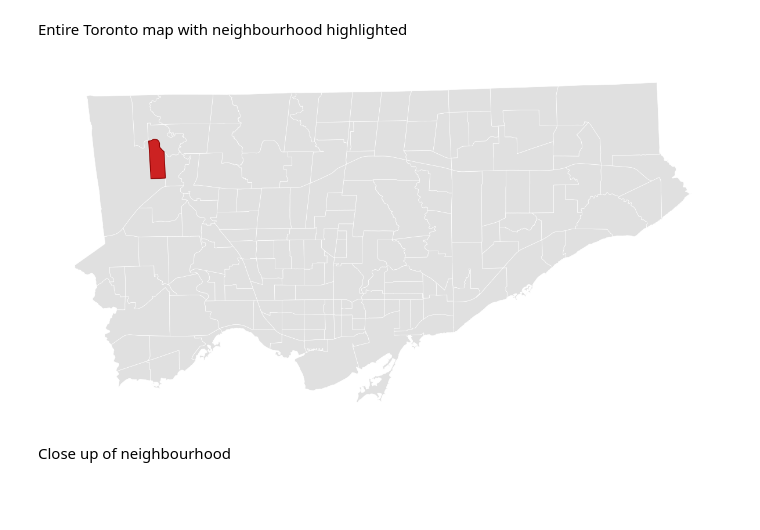
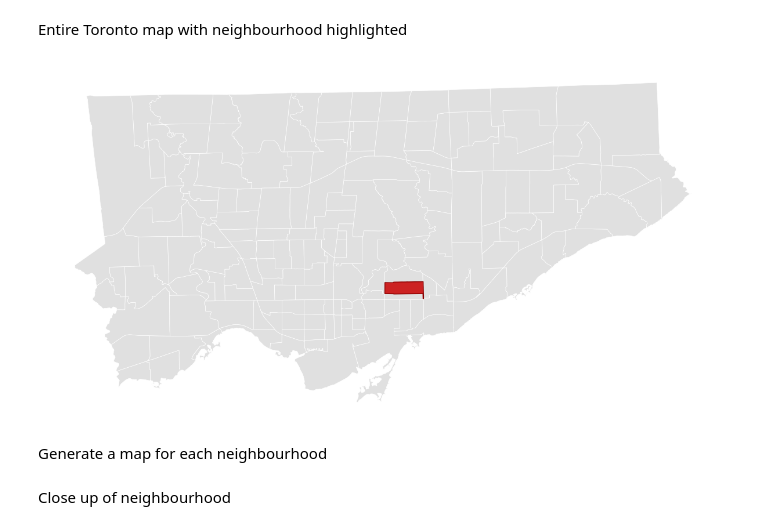
Before and after one commit to NGiving/gta-housing-analysis, a Jupyter notebook: neighbourhood_maps.ipynb, the cells around one changed output. Saved outputs shown, nothing was run; the diff lists cells and outputs as text; code cells hidden in the pictures; blank space fills up the shorter version.

Commit message:
fix: fix neighbourhood map generation

```diff
--- a/neighbourhood_maps.ipynb
+++ b/neighbourhood_maps.ipynb
@@ -17,31 +19,50 @@ from shapely.affinity import translate, rotate
 gdf = gpd.read_file('./data/neighbourhoods/neighbourhoods.geojson')
 gdf = gdf.to_crs(epsg=32617)
 # %%
-#TEMP: Hard code neighbourhood to use
-hood = "Rexdale-Kipling"
+# Change to view specific neighbourhood map
+hood = "Danforth-East York"
 # %% [markdown]
 Entire Toronto map with neighbourhood highlighted
-# %%
-fig, ax = plt.subplots(figsize=(12, 7), facecolor='white')
-
-# Rotate geometry around the centroid of the whole city
-city_centroid = unary_union(gdf.geometry).centroid
-gdf_rotated = gdf.copy()
-gdf_rotated['geometry'] = gdf.geometry.apply(
-    lambda geom: rotate(geom, -17, origin=city_centroid)
-)
-
-gdf_rotated.plot(ax=ax, color='#e0e0e0', edgecolor='white', linewidth=0.5)
-gdf_rotated[gdf_rotated["AREA_NAME"] == hood].plot(
-    ax=ax,
-    color="#cc2222",
-    edgecolor="#880000",
-    linewidth=1
-)
-ax.set_axis_off()
-plt.tight_layout()
-
-# plt.savefig(f"{hood}_map.png", dpi=150, bbox_inches="tight", transparent=True)
-plt.show()
-# %% [output]
-[figure, removed]
+# %%
+def normalize_name(name):
+    return name.strip().replace("St. ", "St.").replace("-", " ").replace("`", "'").lower()
+# Build a lookup from normalized name -> original GeoJSON name
+name_lookup = {normalize_name(n): n for n in gdf["AREA_NAME"]}
+
+def gen_map(hood, save=False):
+    gdf["AREA_NAME"] = gdf["AREA_NAME"].str.strip()
+
+    # Find the matching GeoJSON name
+    normalized = normalize_name(hood)
+    matched_name = name_lookup.get(normalized)
+    if matched_name is None:
+        print(f"No match found for '{hood}'")
+        return
+
+    fig, ax = plt.subplots(figsize=(12, 7), facecolor='white')
+    city_centroid = unary_union(gdf.geometry).centroid
+    gdf_rotated = gdf.copy()
+    gdf_rotated['geometry'] = gdf.geometry.apply(
+        lambda geom: rotate(geom, -17, origin=city_centroid)
+    )
+    gdf_rotated.plot(ax=ax, color='#e0e0e0', edgecolor='white', linewidth=0.5)
+    gdf_rotated[gdf_rotated["AREA_NAME"] == matched_name].plot(
+        ax=ax,
+        color="#cc2222",
+        edgecolor="#880000",
+        linewidth=1
+    )
+    ax.set_axis_off()
+    plt.tight_layout()
+    if save:
+        os.makedirs('./maps', exist_ok=True)
+        fig.savefig(f'./maps/{hood.replace("/", "-")}_map.png', dpi=300, bbox_inches='tight', transparent=True)
+    else:
+        plt.show()
+    plt.close()
+
+gen_map(hood)
+# %% [output]
+[figure, added]
+# %% [markdown]
+Generate a map for each neighbourhood
```
Also changed, not shown: parts of 2 cells of this notebook.
